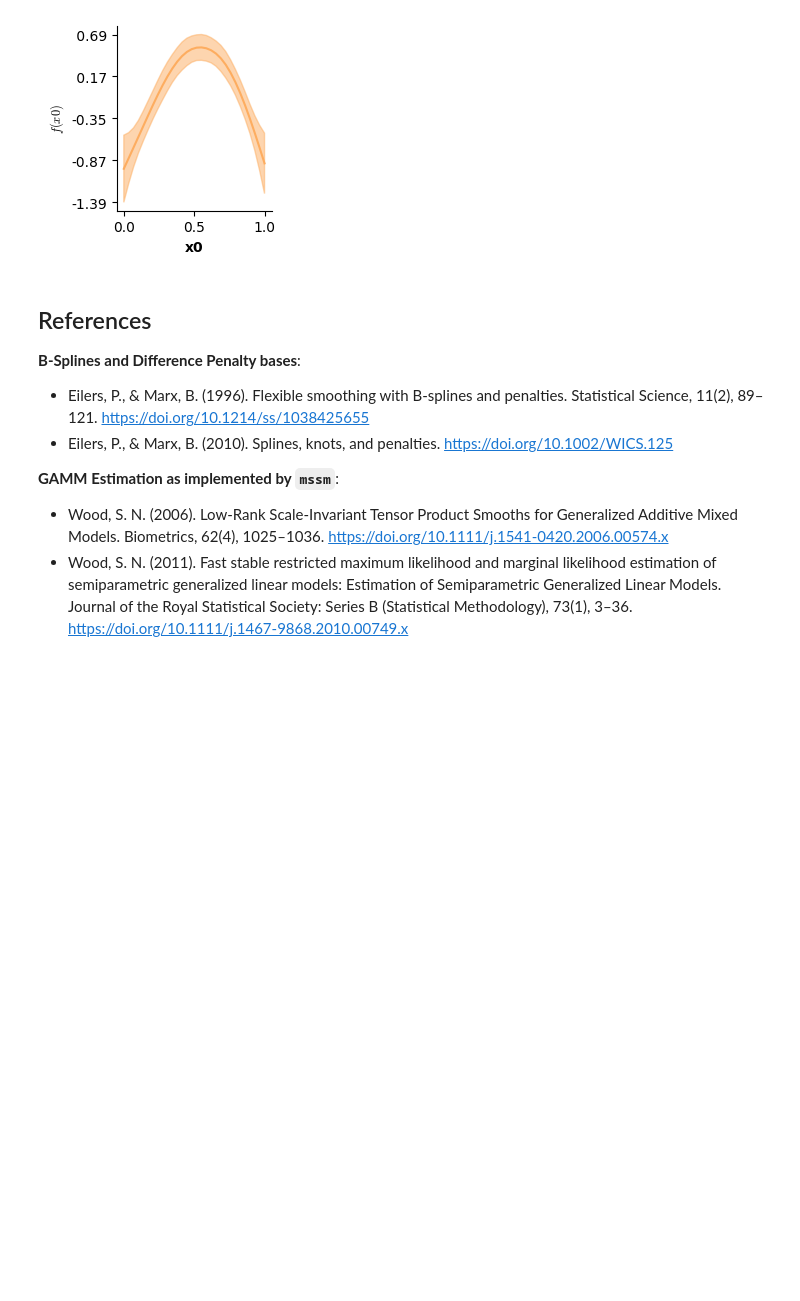
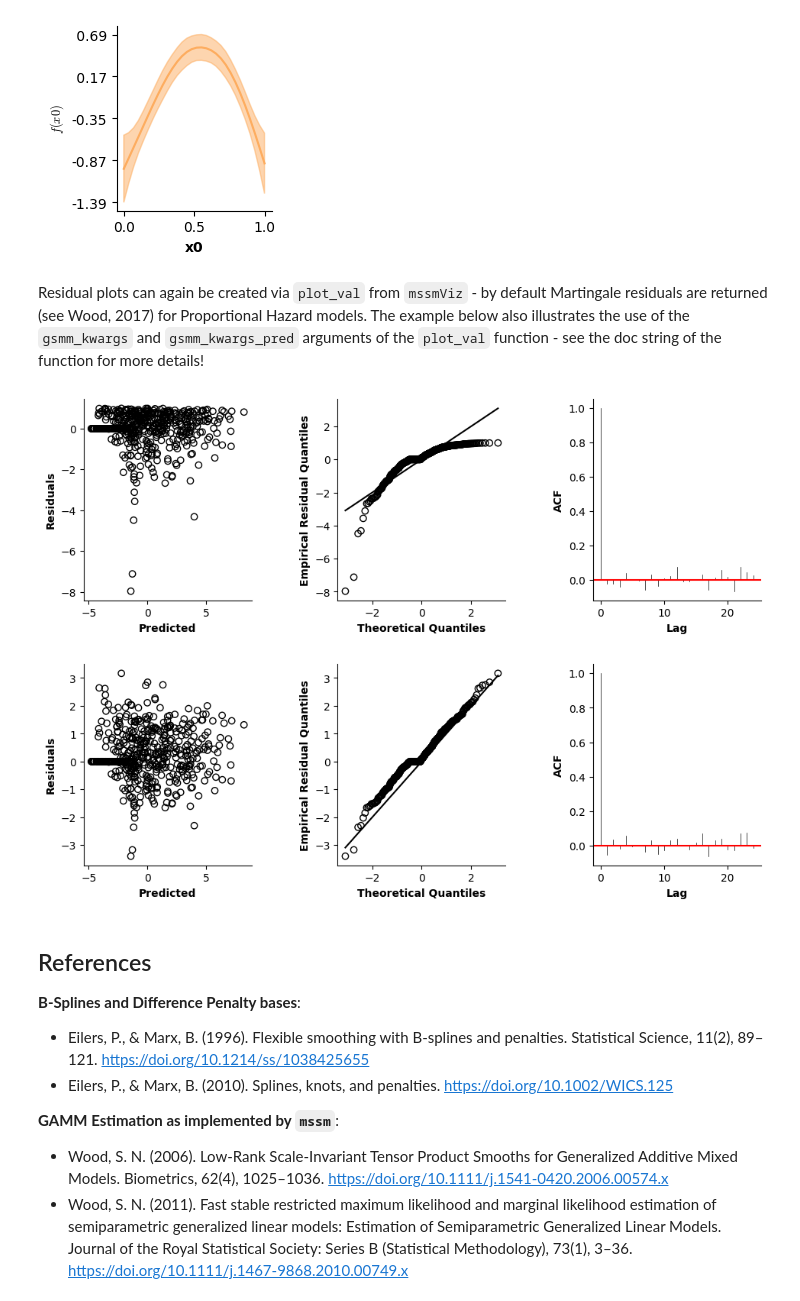
Before and after one commit to JoKra1/mssm, a Jupyter notebook: docs/tutorial.ipynb, the cells around one changed output. Cells and saved outputs as stored; diff of their text form; code cells hidden in the pictures; blank space fills up the shorter version.

Commit message:
Improved residual functions for GAMMLSS and GSMM

```diff
--- a/docs/tutorial.ipynb
+++ b/docs/tutorial.ipynb
@@ -1907,6 +1909,11 @@ The `PropHaz` family implements the `GSMMFamily` class. In contrast to our previ
 Below, we create these two vectors:
 # %%
 # Prep everything for prophaz model
+
+# Create index variable for residual ordering
+sim_dat["index"] = np.arange(sim_dat.shape[0])
+
+# Now re-order
 sim_dat = sim_dat.sort_values(['y'],ascending=[False])
 sim_dat = sim_dat.reset_index(drop=True)
 print(sim_dat.head(),np.mean(sim_dat["delta"]))
@@ -1914,6 +1921,7 @@ print(sim_dat.head(),np.mean(sim_dat["delta"]))
 u,inv = np.unique(sim_dat["y"],return_inverse=True)
 ut = np.flip(u)
 r = np.abs(inv - max(inv))
+res_idx = np.argsort(sim_dat["index"].values)
 
 # And create the family
 PropHaz_fam = PropHaz(ut,r)
@@ -1979,6 +1994,23 @@ plt.show()
 plot(model,which=[0])
 # %% [output]
 [figure]
+# %% [markdown]
+Residual plots can again be created via `plot_val` from `mssmViz` - by default Martingale residuals are returned (see Wood, 2017) for Proportional Hazard models. The example below also illustrates the use of the `gsmm_kwargs` and `gsmm_kwargs_pred` arguments of the `plot_val` function - see the doc string of the function for more details!
+# %%
+fig = plt.figure(figsize=(3*single_size,single_size),layout='constrained')
+axs = fig.subplots(1,3,gridspec_kw={"wspace":0.2})
+
+# Note the use of `gsmm_kwargs_pred={}` to ensure that the re-ordering is not applied to the plot against predicted values
+plot_val(model,gsmm_kwargs={"reorder":res_idx},gsmm_kwargs_pred={},ar_lag=25,axs=axs)
+
+# Can also get Deviance residuals:
+fig = plt.figure(figsize=(3*single_size,single_size),layout='constrained')
+axs = fig.subplots(1,3,gridspec_kw={"wspace":0.2})
+
+plot_val(model,gsmm_kwargs={"reorder":res_idx,"resid_type":"Deviance"},gsmm_kwargs_pred={"resid_type":"Deviance"},ar_lag=25,axs=axs)
+# %% [output]
+[figure, added]
+[figure, added]
 # %% [markdown]
 ## References
 
```
Also changed, not shown: parts of 14 cells of this notebook, 4 other files.
